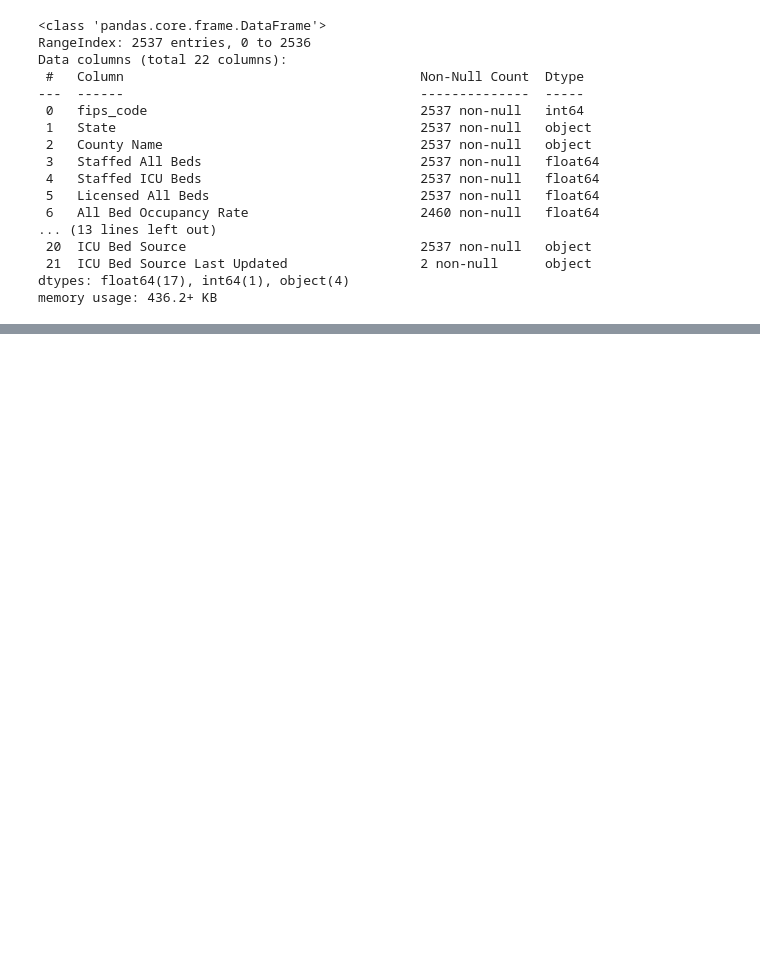
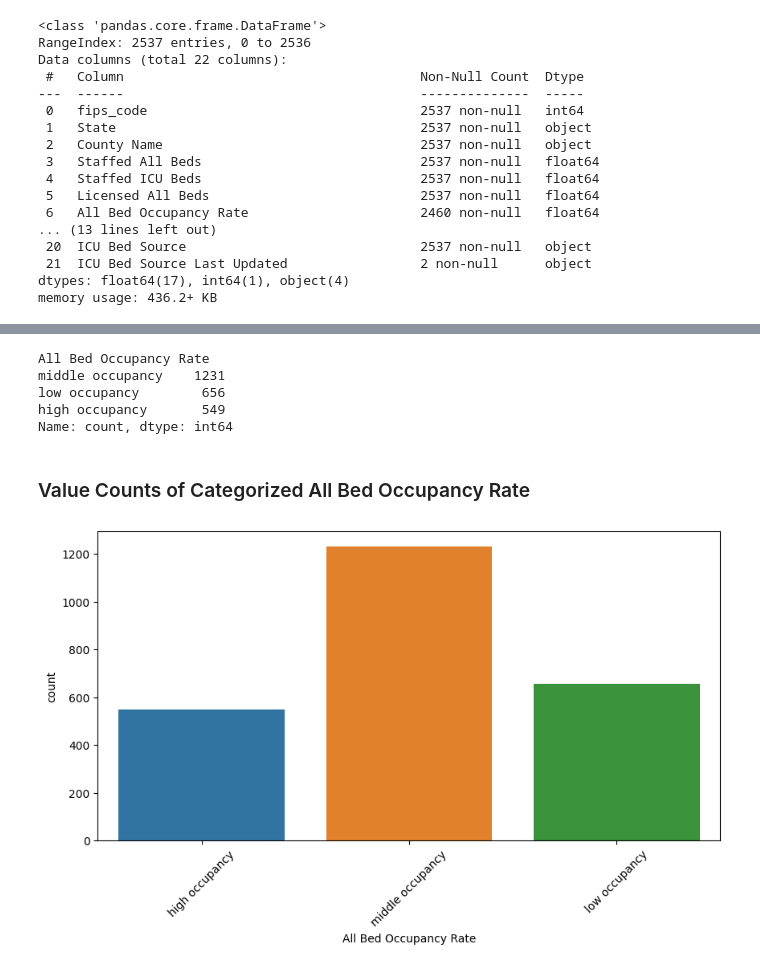
Before and after one commit to CourtneyN387/DS3001-Final, a Jupyter notebook: ds3001-final.ipynb, the cells around one changed output, grey strips where cells are left out. Cells and saved outputs as stored; diff of their text form; code cells hidden in the pictures; blank space fills up the shorter version.

```diff
--- a/ds3001-final.ipynb
+++ b/ds3001-final.ipynb
@@ -33,0 +102,8 @@ memory usage: 436.2+ KB
+# %%
+covid['All Bed Occupancy Rate'] = covid['All Bed Occupancy Rate'].apply(
+    lambda x: 'high occupancy' if x > 0.60
+    else ('middle occupancy' if x > 0.25
+          else 'low occupancy')
+)
+
+covid['All Bed Occupancy Rate'].astype('object')
@@ -33,0 +123,17 @@ memory usage: 436.2+ KB
+# %%
+covid['All Bed Occupancy Rate'].value_counts()
+# %% [output]
+All Bed Occupancy Rate
+middle occupancy    1231
+low occupancy        656
+high occupancy       549
+Name: count, dtype: int64
+# %% [markdown]
+### Value Counts of Categorized All Bed Occupancy Rate
+# %%
+plt.figure(figsize=(10, 5))
+chart = sns.countplot(data=covid, x='All Bed Occupancy Rate')
+chart.set_xticklabels(chart.get_xticklabels(), rotation=45)
+plt.show()
+# %% [output]
+[figure, added]
```
Also changed, not shown: parts of 43 cells of this notebook, 1 other file.
